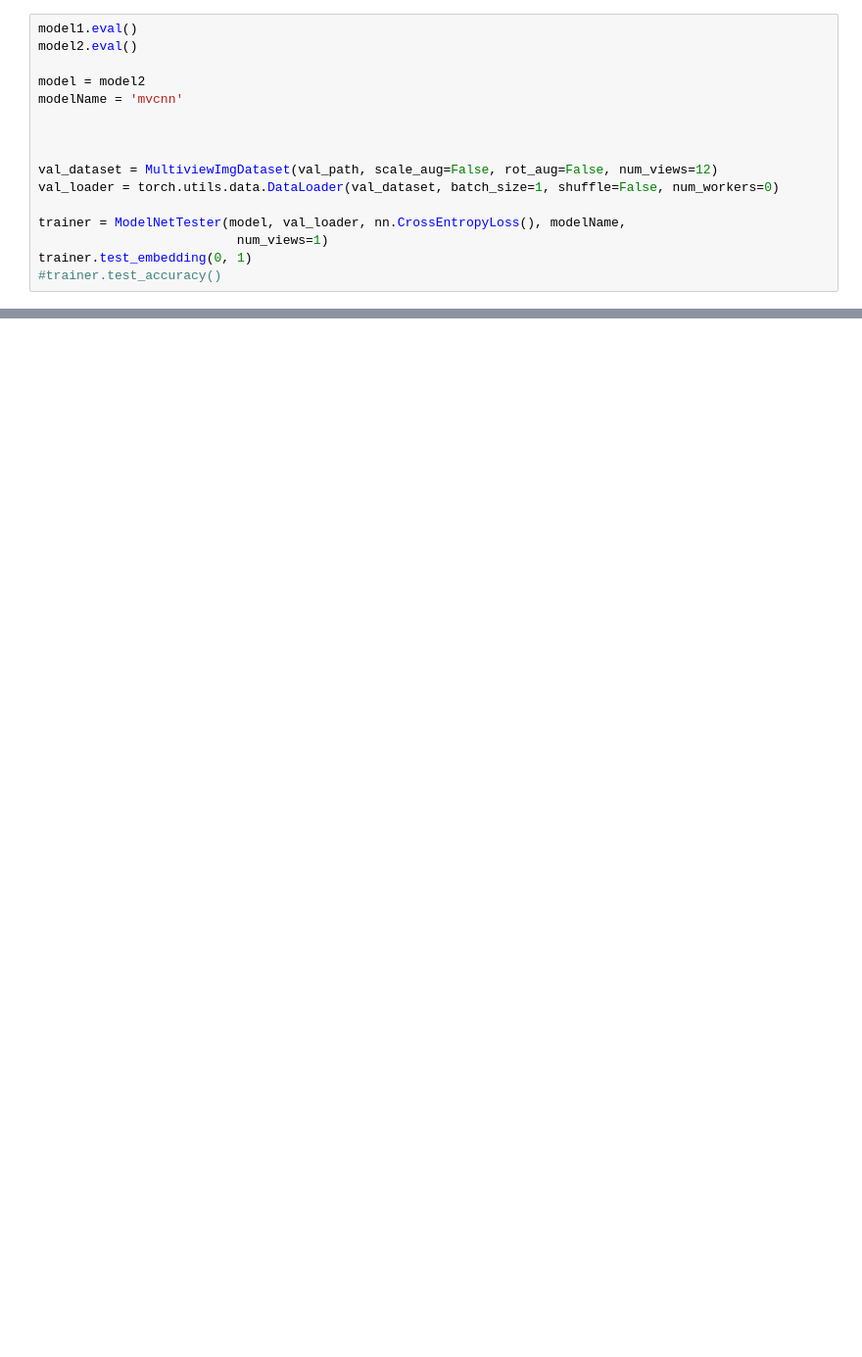
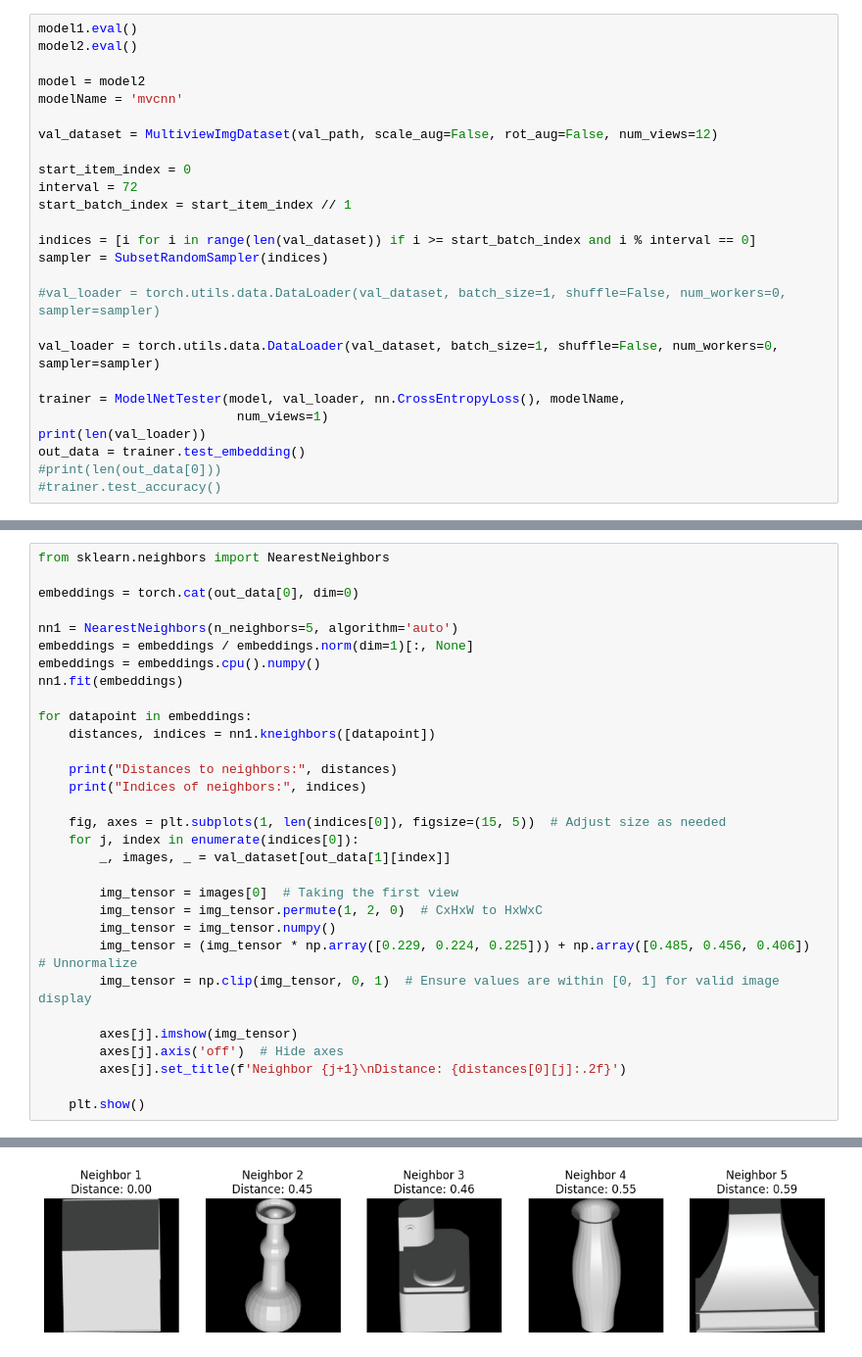
Before and after one commit to JH-S3D/mvcnn_pytorch, a Jupyter notebook: testing.ipynb, the cells around one changed output, grey strips where cells are left out. Shown at 98% size. Drawn from its saved outputs; the diff is of its cells as text; blank space fills up the shorter version.

```diff
--- a/testing.ipynb
+++ b/testing.ipynb
@@ -44,13 +44,23 @@ model2.eval()
 model = model2
 modelName = 'mvcnn'
 
+val_dataset = MultiviewImgDataset(val_path, scale_aug=False, rot_aug=False, num_views=12)
 
+start_item_index = 0
+interval = 72
+start_batch_index = start_item_index // 1
 
-val_dataset = MultiviewImgDataset(val_path, scale_aug=False, rot_aug=False, num_views=12)
-val_loader = torch.utils.data.DataLoader(val_dataset, batch_size=1, shuffle=False, num_workers=0)
+indices = [i for i in range(len(val_dataset)) if i >= start_batch_index and i % interval == 0]
+sampler = SubsetRandomSampler(indices)
+
+#val_loader = torch.utils.data.DataLoader(val_dataset, batch_size=1, shuffle=False, num_workers=0, sampler=sampler)
+
+val_loader = torch.utils.data.DataLoader(val_dataset, batch_size=1, shuffle=False, num_workers=0, sampler=sampler)
 
 trainer = ModelNetTester(model, val_loader, nn.CrossEntropyLoss(), modelName,
                           num_views=1)
-trainer.test_embedding(0, 1)
+print(len(val_loader))
+out_data = trainer.test_embedding()
+#print(len(out_data[0]))
 #trainer.test_accuracy()
 # %% [output]
@@ -73,0 +84,32 @@ Test: 32, Correct Points: 1/1
+# %%
+from sklearn.neighbors import NearestNeighbors
+
+embeddings = torch.cat(out_data[0], dim=0)
+
+nn1 = NearestNeighbors(n_neighbors=5, algorithm='auto')
+embeddings = embeddings / embeddings.norm(dim=1)[:, None]
+embeddings = embeddings.cpu().numpy()
+nn1.fit(embeddings)
+
+for datapoint in embeddings:
+    distances, indices = nn1.kneighbors([datapoint])
+
+    print("Distances to neighbors:", distances)
+    print("Indices of neighbors:", indices)
+
+    fig, axes = plt.subplots(1, len(indices[0]), figsize=(15, 5))  # Adjust size as needed
+    for j, index in enumerate(indices[0]):
+        _, images, _ = val_dataset[out_data[1][index]]
+
+        img_tensor = images[0]  # Taking the first view
+        img_tensor = img_tensor.permute(1, 2, 0)  # CxHxW to HxWxC
+        img_tensor = img_tensor.numpy()
+        img_tensor = (img_tensor * np.array([0.229, 0.224, 0.225])) + np.array([0.485, 0.456, 0.406])  # Unnormalize
+        img_tensor = np.clip(img_tensor, 0, 1)  # Ensure values are within [0, 1] for valid image display
+
+        axes[j].imshow(img_tensor)
+        axes[j].axis('off')  # Hide axes
+        axes[j].set_title(f'Neighbor {j+1}\nDistance: {distances[0][j]:.2f}')
+
+    plt.show()
+# %% [output]
@@ -73,0 +118 @@ Test: 32, Correct Points: 1/1
+[figure, added]
```
Also changed, not shown: parts of 3 cells of this notebook, 3 other files.
